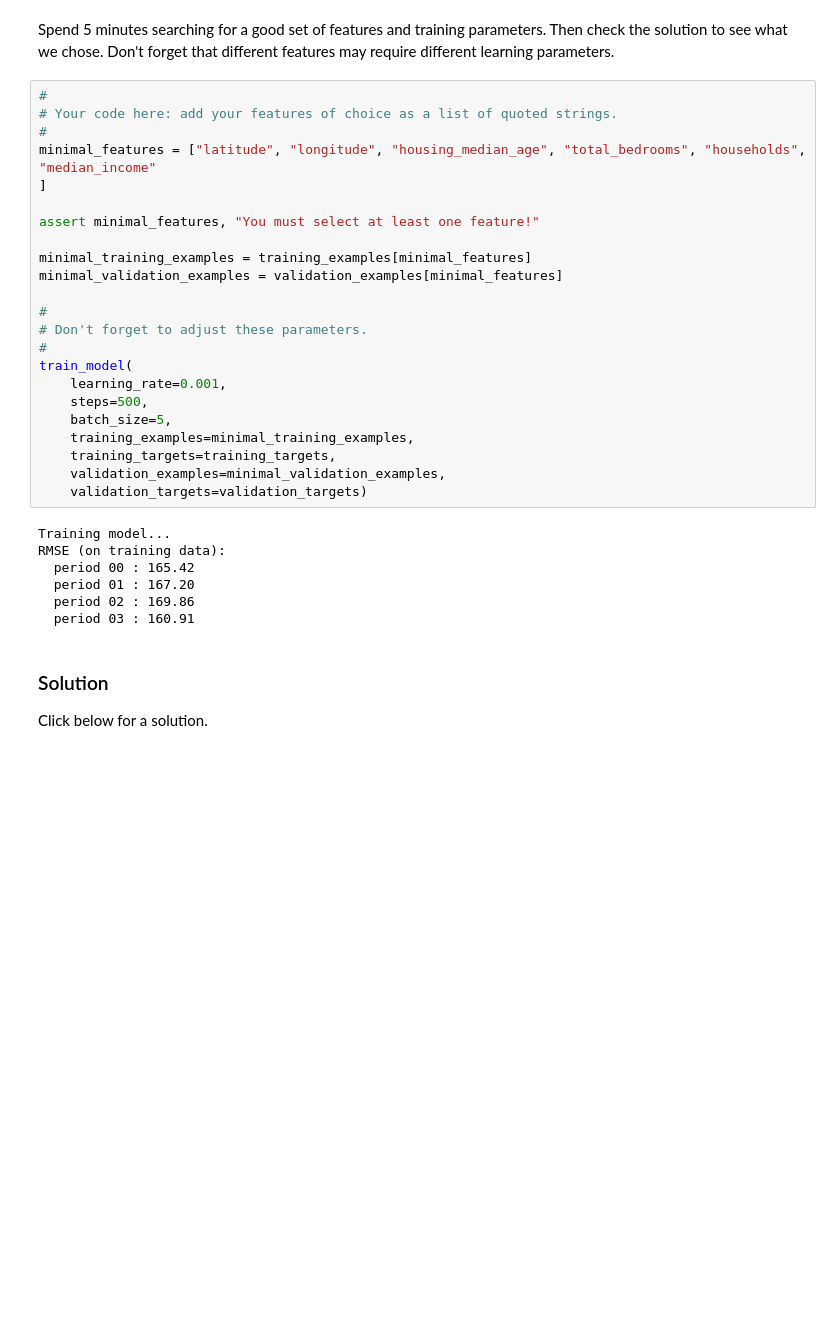
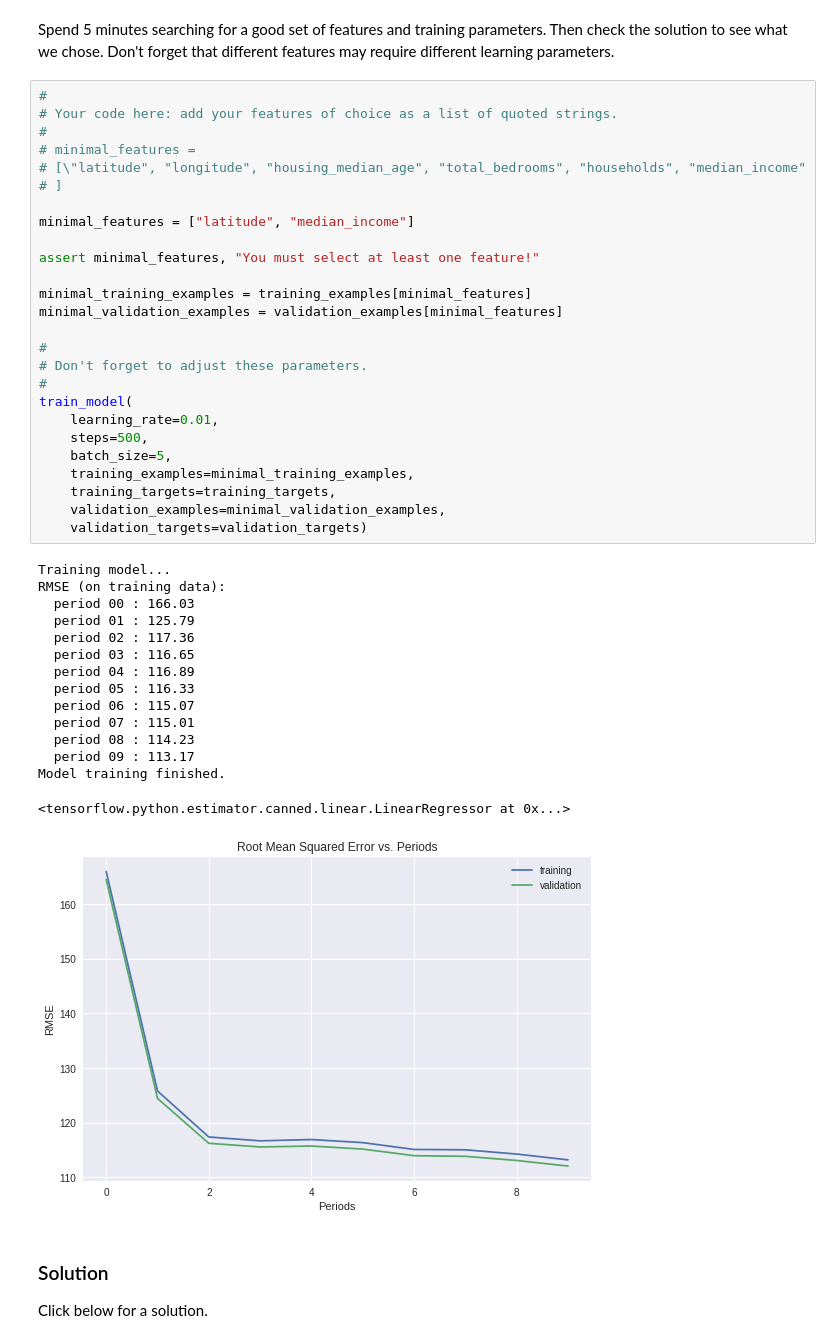
Before and after one commit to manishrai9/TensorFlow-crash-course, a Jupyter notebook: feature_sets.ipynb, the cells around one changed output. Cells and saved outputs as stored; diff of their text form; blank space fills up the shorter version.

```diff
--- a/feature_sets.ipynb
+++ b/feature_sets.ipynb
@@ -329,33 +329,45 @@ Spend 5 minutes searching for a good set of features and training parameters. Th
 # %%
 #
 # Your code here: add your features of choice as a list of quoted strings.
 #
-minimal_features = ["latitude", "longitude", "housing_median_age", "total_bedrooms", "households", "median_income"
-]
+# minimal_features =
+# [\"latitude", "longitude", "housing_median_age", "total_bedrooms", "households", "median_income"
+# ]
+
+minimal_features = ["latitude", "median_income"]
 
 assert minimal_features, "You must select at least one feature!"
 
 minimal_training_examples = training_examples[minimal_features]
 minimal_validation_examples = validation_examples[minimal_features]
 
 #
 # Don't forget to adjust these parameters.
 #
 train_model(
-    learning_rate=0.001,
+    learning_rate=0.01,
     steps=500,
     batch_size=5,
     training_examples=minimal_training_examples,
     training_targets=training_targets,
     validation_examples=minimal_validation_examples,
     validation_targets=validation_targets)
 # %% [output]
 Training model...
 RMSE (on training data):
-  period 00 : 165.42
-  period 01 : 167.20
-  period 02 : 169.86
-  period 03 : 160.91
+  period 00 : 166.03
+  period 01 : 125.79
+  period 02 : 117.36
+  period 03 : 116.65
+  period 04 : 116.89
+  period 05 : 116.33
+  period 06 : 115.07
+  period 07 : 115.01
+  period 08 : 114.23
+  period 09 : 113.17
+Model training finished.
+<tensorflow.python.estimator.canned.linear.LinearRegressor at 0x...>
+[figure, added]
 # %% [markdown]
 ### Solution
 
```
Also changed, not shown: parts of 5 cells of this notebook.
